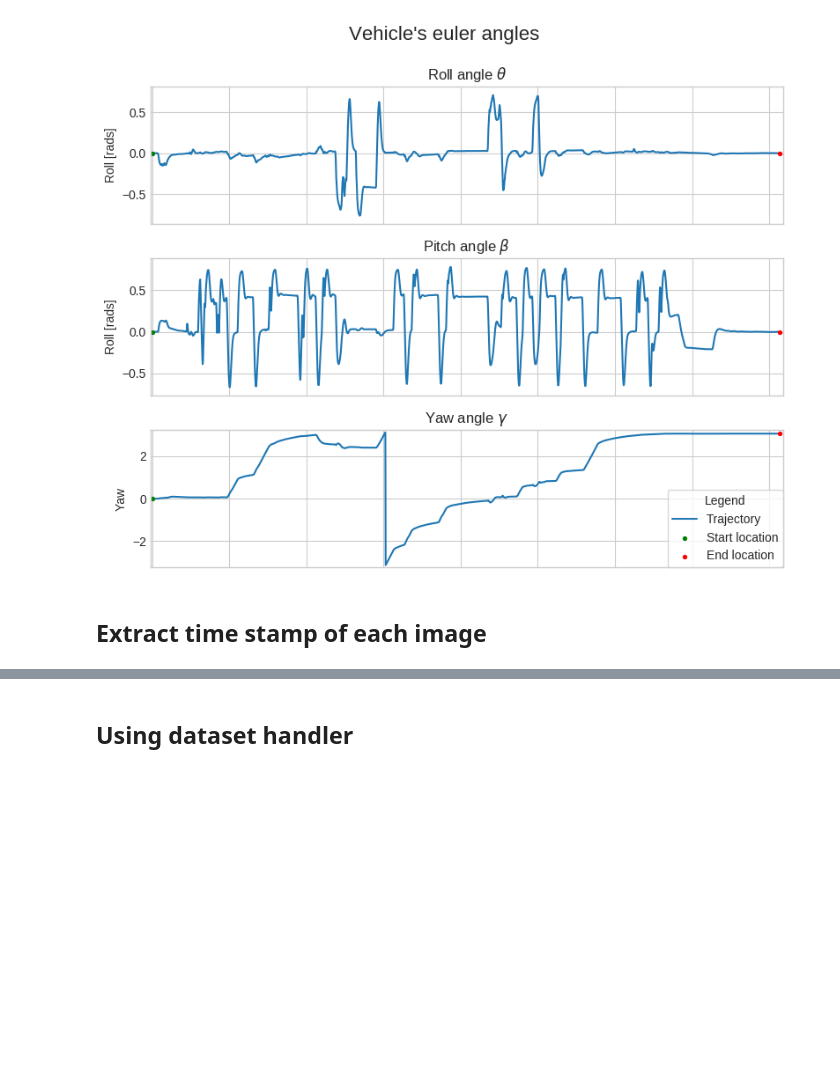
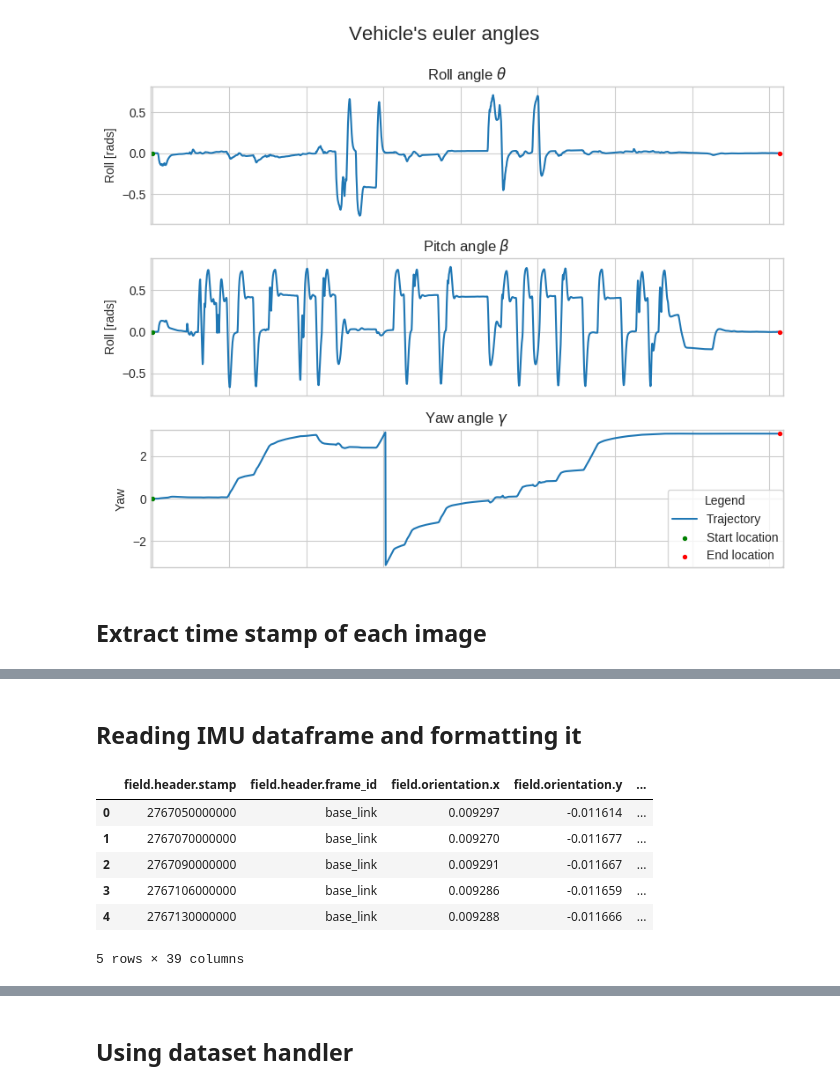
Before and after one commit to MikeS96/vio_quadrotor, a Jupyter notebook: VO.ipynb, the cells around one changed output, grey strips where cells are left out. Saved outputs shown, nothing was run; the diff lists cells and outputs as text; code cells hidden in the pictures; blank space fills up the shorter version.

Commit message:
fixed timestamp of imu dataframe

```diff
--- a/VO.ipynb
+++ b/VO.ipynb
@@ -11,6 +11,8 @@ import cv2
 import glob
 import os
 
+pd.set_option('mode.chained_assignment', None)
+
 %matplotlib inline
 # %% [markdown]
 ## Visualization method
@@ -286,0 +289,14 @@ plt.imshow(image)
+# %% [markdown]
+## Reading IMU dataframe and formatting it
+# %%
+imu_df = pd.read_csv('data/imu/imu_1.csv')
+imu_df = imu_df.drop(columns=['%time', 'field.header.seq'])
+imu_df.head()
+# %% [output]
+|  | field.header.stamp | field.header.frame_id | field.orientation.x | field.orientation.y | ... |
+| 0 | 2767050000000 | base_link | 0.009297 | -0.011614 | ... |
+| 1 | 2767070000000 | base_link | 0.009270 | -0.011677 | ... |
+| 2 | 2767090000000 | base_link | 0.009291 | -0.011667 | ... |
+| 3 | 2767106000000 | base_link | 0.009286 | -0.011659 | ... |
+| 4 | 2767130000000 | base_link | 0.009288 | -0.011666 | ... |
+5 rows × 39 columns
```
Also changed, not shown: parts of 6 cells of this notebook.
